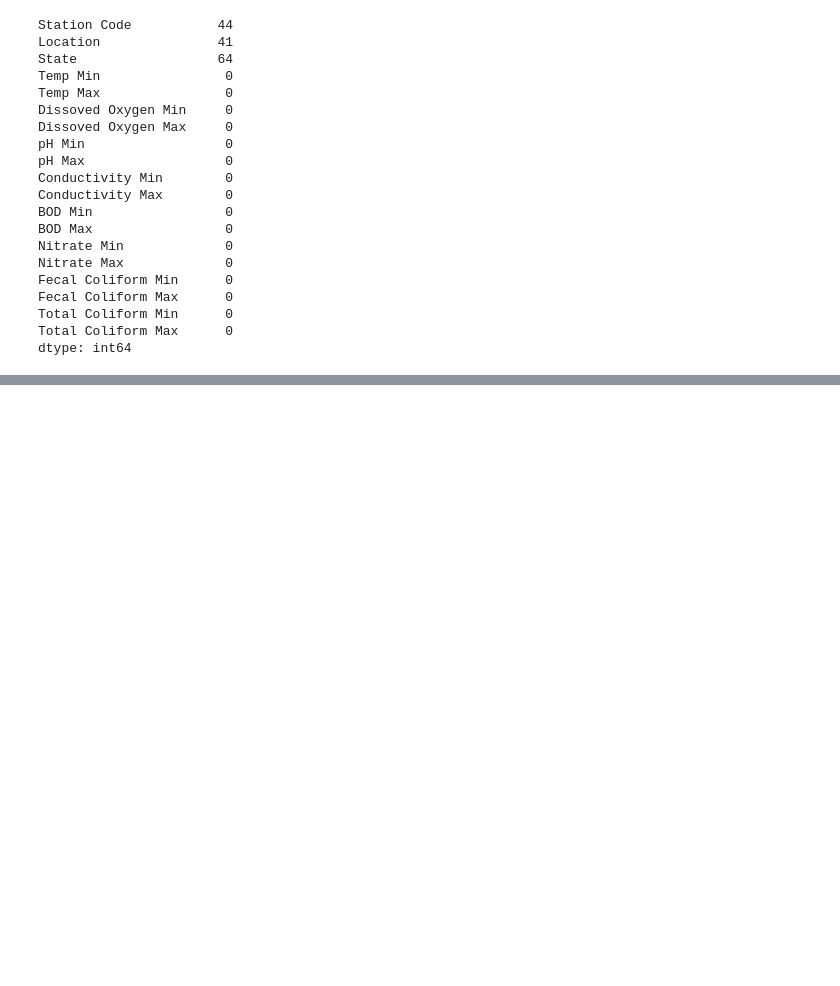
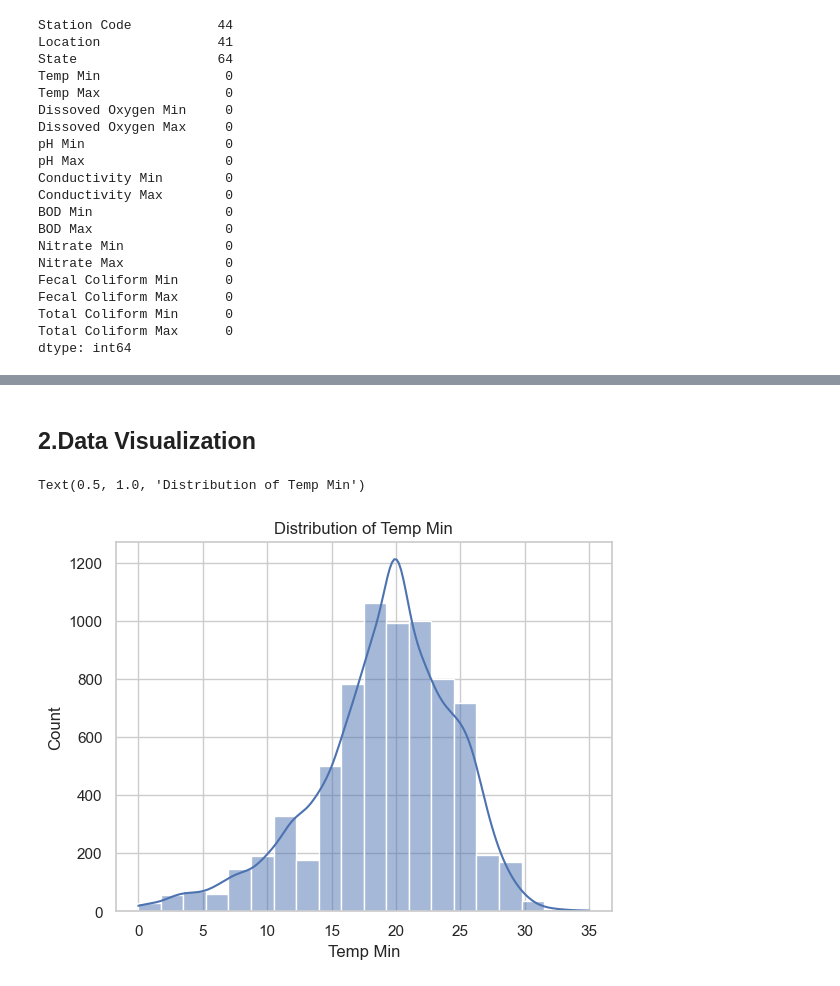
Before and after one commit to mageshyt/Pollution-clustering, a Jupyter notebook: notebooks/water-quality.ipynb, the cells around one changed output, grey strips where cells are left out. Saved outputs shown, nothing was run; the diff lists cells and outputs as text; code cells hidden in the pictures; blank space fills up the shorter version.

```diff
--- a/notebooks/water-quality.ipynb
+++ b/notebooks/water-quality.ipynb
@@ -254,3 +271,8 @@ def convert_column_to_numeric(df, column_name):
+# %%
+from sklearn.impute import SimpleImputer
+imputer = SimpleImputer(missing_values=np.nan, strategy='most_frequent')
+
+df[numerical_col] = imputer.fit_transform(df[numerical_col])
 # %%
 df
 # %% [output]
@@ -301,3 +323,14 @@ df.head()
 | 4 | 2613 | RAVI AT D/S OF CHAMBA TOWN | HIMACHAL PRADESH | 7.8 | 15.0 | 8.5 | 8.8 | ... |
 # %%
 # df.to_csv('../data/water pollution/csv/water_pollution_combined_cleaned.csv',index=False)
+# %% [markdown]
+## 2.Data  Visualization
+# %%
+sns.set_theme(style="whitegrid")
+# %%
+sns.histplot(df['Temp Min'] ,kde=True ,bins=20)
+
+plt.title("Distribution of Temp Min")
+# %% [output]
+Text(0.5, 1.0, 'Distribution of Temp Min')
+[figure, added]
```
Also changed, not shown: parts of 36 cells of this notebook, 7 other files.
